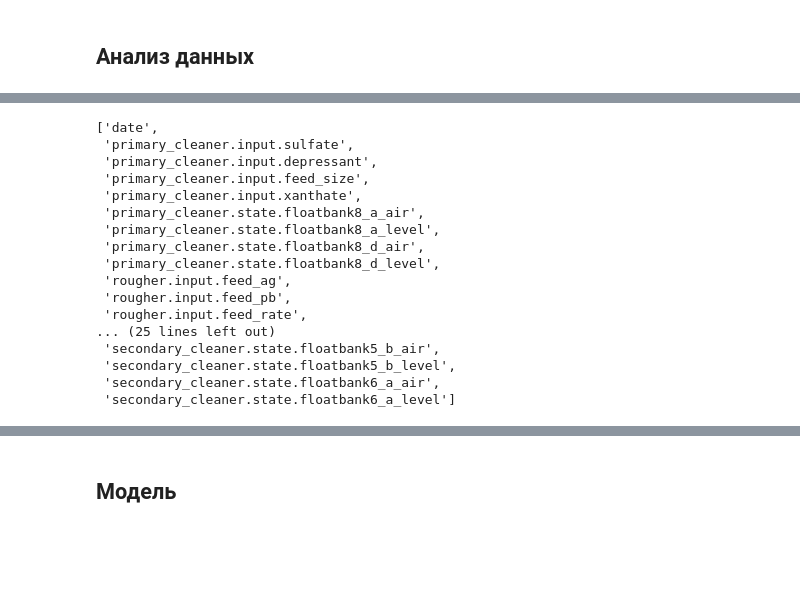
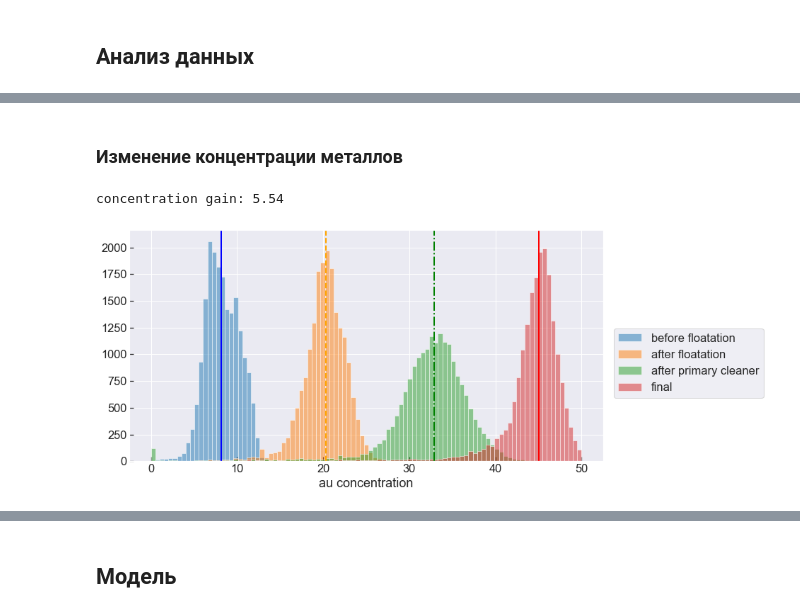
Before and after one commit to mbelveder/praktikum, a Jupyter notebook: 9_gold/gold.ipynb, the cells around one changed output, grey strips where cells are left out. Drawn from its saved outputs; the diff is of its cells as text; code cells hidden in the pictures; blank space fills up the shorter version.

```diff
--- a/9_gold/gold.ipynb
+++ b/9_gold/gold.ipynb
@@ -302,20 +291,44 @@ plt.show()
-# %%
-list(train_corr_filter_df)
-# %% [output]
-['date',
- 'primary_cleaner.input.sulfate',
- 'primary_cleaner.input.depressant',
- 'primary_cleaner.input.feed_size',
- 'primary_cleaner.input.xanthate',
- 'primary_cleaner.state.floatbank8_a_air',
- 'primary_cleaner.state.floatbank8_a_level',
- 'primary_cleaner.state.floatbank8_d_air',
- 'primary_cleaner.state.floatbank8_d_level',
- 'rougher.input.feed_ag',
- 'rougher.input.feed_pb',
- 'rougher.input.feed_rate',
-... (25 lines left out)
- 'secondary_cleaner.state.floatbank5_b_air',
- 'secondary_cleaner.state.floatbank5_b_level',
- 'secondary_cleaner.state.floatbank6_a_air',
- 'secondary_cleaner.state.floatbank6_a_level']
+# %% [markdown]
+### Изменение концентрации металлов
+# %%
+def concentrate_hist(df, meatal_name, xmax=50, ndots=100):
+
+    '''
+    Replaces zero concentration with previous non-zero value.
+    Plots histogram of concentration for a given meatal.
+    '''
+
+    df[f'rougher.input.feed_{meatal_name}'].replace(to_replace=0, method='ffill', inplace=True)
+    df[f'rougher.output.concentrate_{meatal_name}'].replace(to_replace=0, method='ffill', inplace=True)
+    df[f'primary_cleaner.output.concentrate_{meatal_name}'].replace(to_replace=0, method='ffill', inplace=True)
+    df[f'final.output.concentrate_{meatal_name}'].replace(to_replace=0, method='ffill', inplace=True)
+
+    fig, ax = plt.subplots(figsize=(12, 6))
+
+    linspace = np.linspace(0, xmax, ndots)
+
+    ax.hist(df[f'rougher.input.feed_{meatal_name}'], alpha=0.5, bins=linspace, label='before floatation')
+    input_median = df[f'rougher.input.feed_{meatal_name}'].median()
+    ax.axvline(input_median, color='blue', lw=2)
+
+    ax.hist(df[f'rougher.output.concentrate_{meatal_name}'], alpha=0.5, bins=linspace, label='after floatation')
+    ax.axvline(df[f'rougher.output.concentrate_{meatal_name}'].median(), color='orange', linestyle='dashed', lw=2)
+
+    ax.hist(df[f'primary_cleaner.output.concentrate_{meatal_name}'], alpha=0.5, bins=linspace, label='after primary cleaner')
+    ax.axvline(df[f'primary_cleaner.output.concentrate_{meatal_name}'].median(), color='green', linestyle='-.', lw=2)
+
+    ax.hist(df[f'final.output.concentrate_{meatal_name}'], alpha=0.5, bins=linspace, label='final')
+    output_median = df[f'final.output.concentrate_{meatal_name}'].median()
+    ax.axvline(output_median, color='red', lw=2)
+
+    ax.legend(bbox_to_anchor=(1.01, .6), loc="upper left")
+    ax.set_xlabel(f'{meatal_name} concentration')
+
+    print(f'concentration gain: {output_median / input_median:.2f}')
+
+    plt.show()
+# %%
+concentrate_hist(full_df, 'au')
+# %% [output]
+concentration gain: 5.54
+[figure, added]
```
Also changed, not shown: parts of 8 cells of this notebook.
